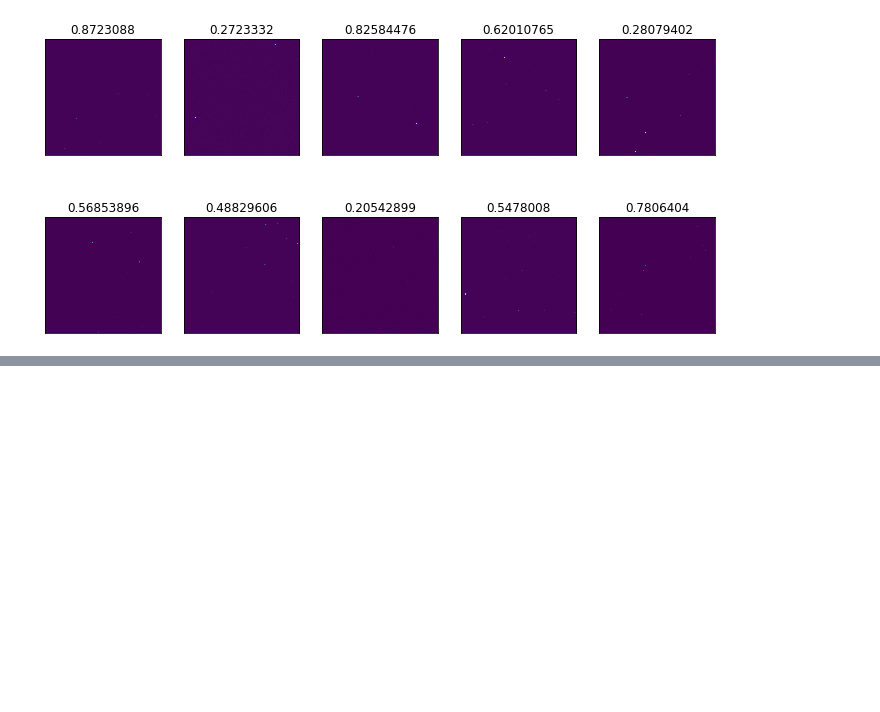
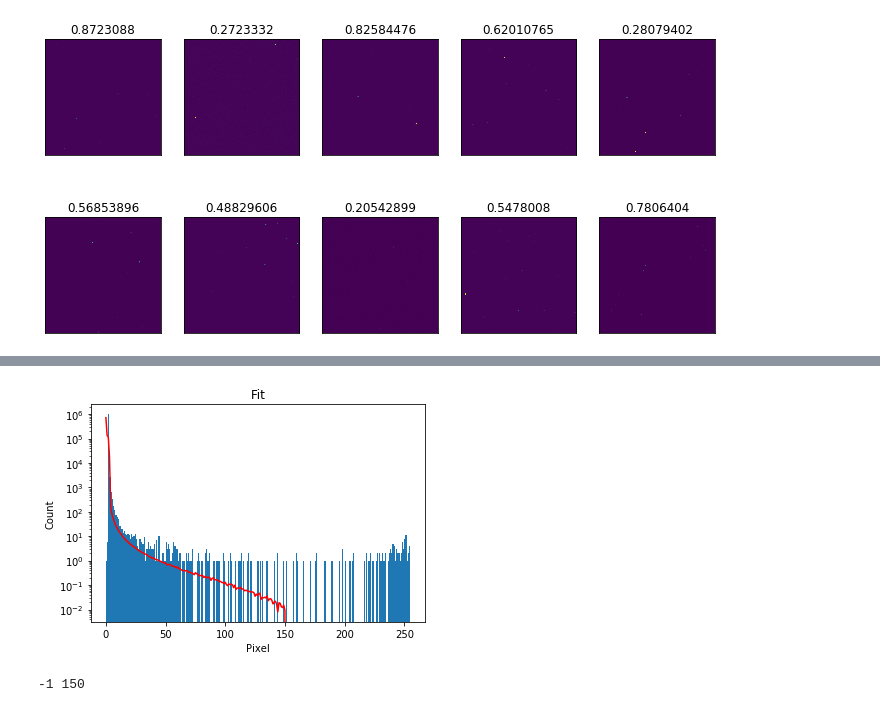
Before and after one commit to sansavenir/cil-cosmology-2020, a Jupyter notebook: tools/inspect.ipynb, the cells around one changed output, grey strips where cells are left out. Cells and saved outputs as stored; diff of their text form; code cells hidden in the pictures; blank space fills up the shorter version.

```diff
--- a/tools/inspect.ipynb
+++ b/tools/inspect.ipynb
@@ -94,0 +123,32 @@ _hist(masked_img, 'After')
+# %%
+# mask stars
+r = 30
+mimgs = []
+for img in imgs:
+    idx = np.where(img > 150)
+    masked_img = np.array(img, copy=True, dtype=np.int32)
+    for (i, j) in zip(*idx):
+        top = max(i-r, 0)
+        bottom = min(i+r, 1000)
+        left = max(j-r, 0)
+        right = min(j+r, 1000)
+
+        masked_img[top:bottom, left:right] = -1
+        assert(masked_img[i,j] == -1)
+
+    mimgs.append(masked_img)
+# %%
+ps = np.stack(mimgs).reshape([-1])
+
+xs = np.linspace(0, 255, 256)
+ys = np.asarray([np.count_nonzero(ps == x) for x in xs])
+ys = ys/len(imgs)
+
+line = np.stack([xs, ys], axis=-1)
+_hist(img, 'Fit', line)
+# %% [output]
+[figure, added]
+# %%
+print(np.amin(ps), np.amax(ps))
+# %% [output]
+-1 150
```
Also changed, not shown: parts of 6 cells of this notebook.
